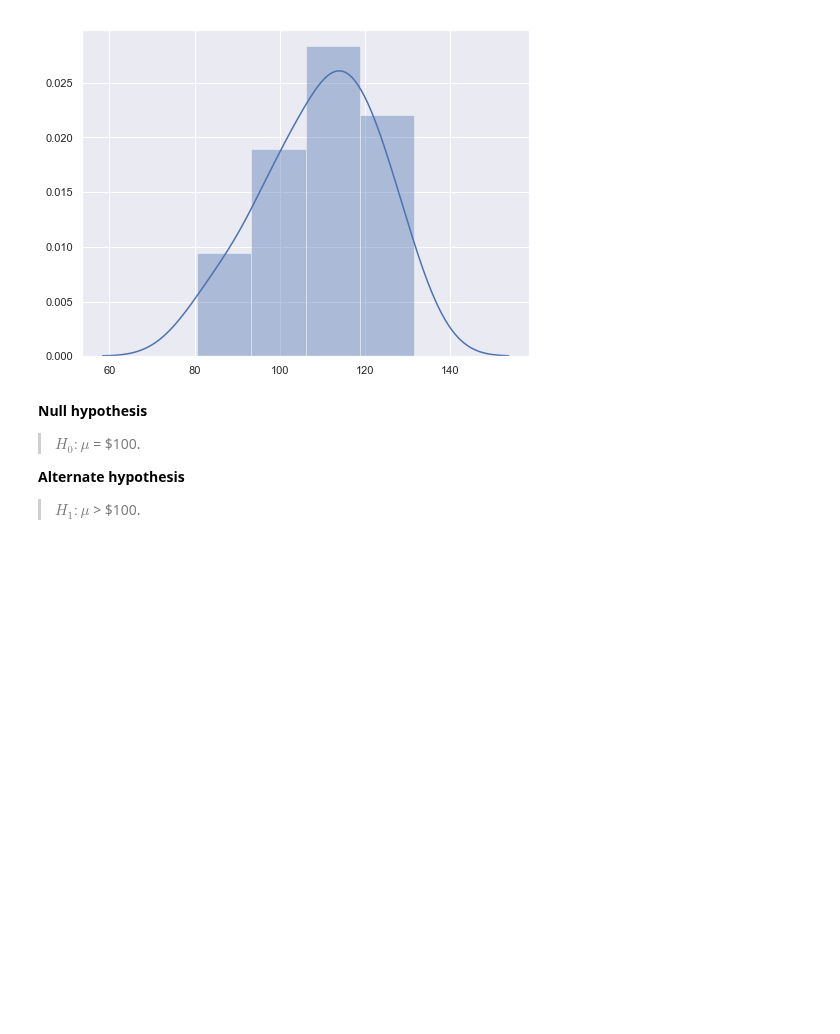
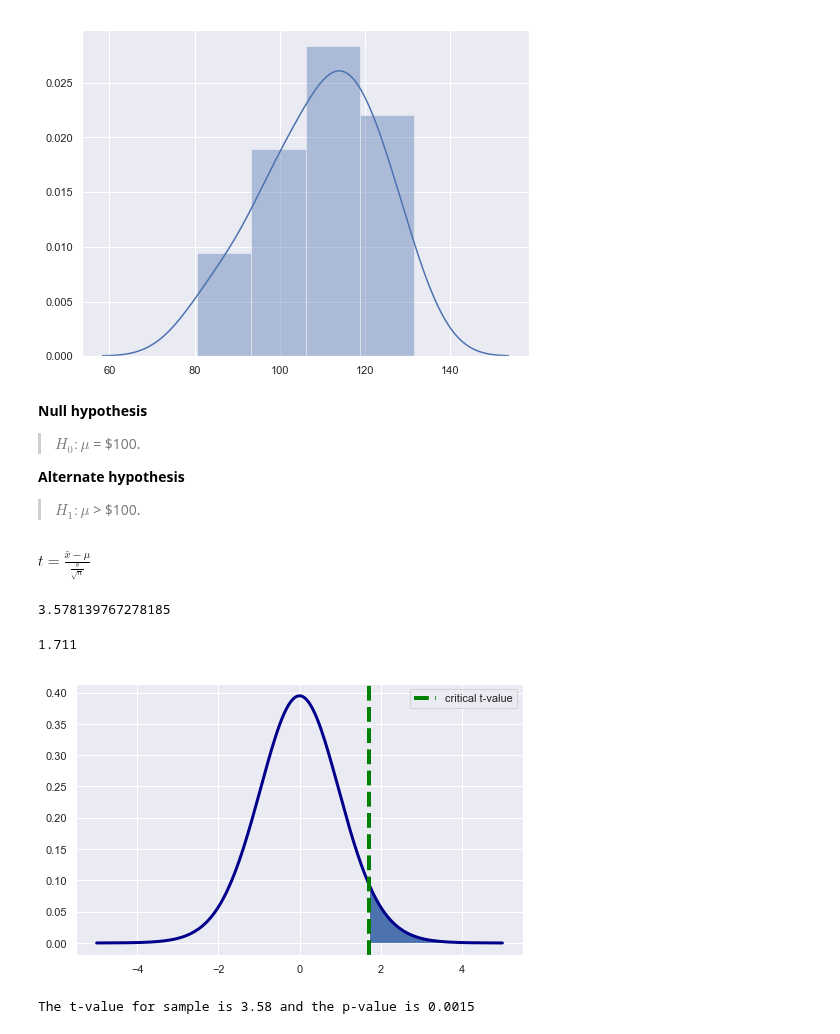
Before and after one commit to bartomolina/dscurriculum, a Jupyter notebook: m3/20.hypothesis testing.ipynb, the cells around one changed output. Cells and saved outputs as stored; diff of their text form; code cells hidden in the pictures; blank space fills up the shorter version.

```diff
--- a/m3/20.hypothesis testing.ipynb
+++ b/m3/20.hypothesis testing.ipynb
@@ -290,3 +292,45 @@ sns.distplot(sample)
 
 **Alternate hypothesis**
 > $H_{1}: \mu$ > $100.
+# %% [markdown]
+$t = \frac{\bar{x}-\mu}{\frac{s}{\sqrt{n}}}$
+# %%
+t = (x_bar -  mu)/(sigma/np.sqrt(n))
+t # a positive t value indicates that the sample mean is greater than the population mean and vice versa
+# %% [output]
+3.578139767278185
+# %%
+# Calculate critical t value
+t_crit = np.round(stats.t.ppf(1 - 0.05, df=24), 3)
+t_crit
+# %% [output]
+1.711
+# %%
+# generate points on the x axis between -5 and 5:
+xs = np.linspace(-5, 5, 200)
+
+# use stats.t.pdf to get values on the probability density function for the t-distribution
+# the second argument is the degrees of freedom
+ys = stats.t.pdf(xs, df, 0, 1)
+
+# initialize a matplotlib "figure"
+fig = plt.figure(figsize=(8,5))
+
+# get the current "axis" out of the figure
+ax = fig.gca()
+
+# plot the lines using matplotlib's plot function:
+ax.plot(xs, ys, linewidth=3, color='darkblue')
+
+
+ax.axvline(t_crit,color='green',linestyle='--',lw=4,label='critical t-value')
+ax.legend()
+ax.fill_betweenx(ys,xs,t_crit,where= xs > t_crit)
+plt.show()
+# %% [output]
+[figure, added]
+# %%
+results = stats.ttest_1samp(a= sample, popmean= mu)
+print ("The t-value for sample is", round(results[0], 2), "and the p-value is", np.round((results[1]), 4))
+# %% [output]
+The t-value for sample is 3.58 and the p-value is 0.0015
```
Also changed, not shown: parts of 4 cells of this notebook.
